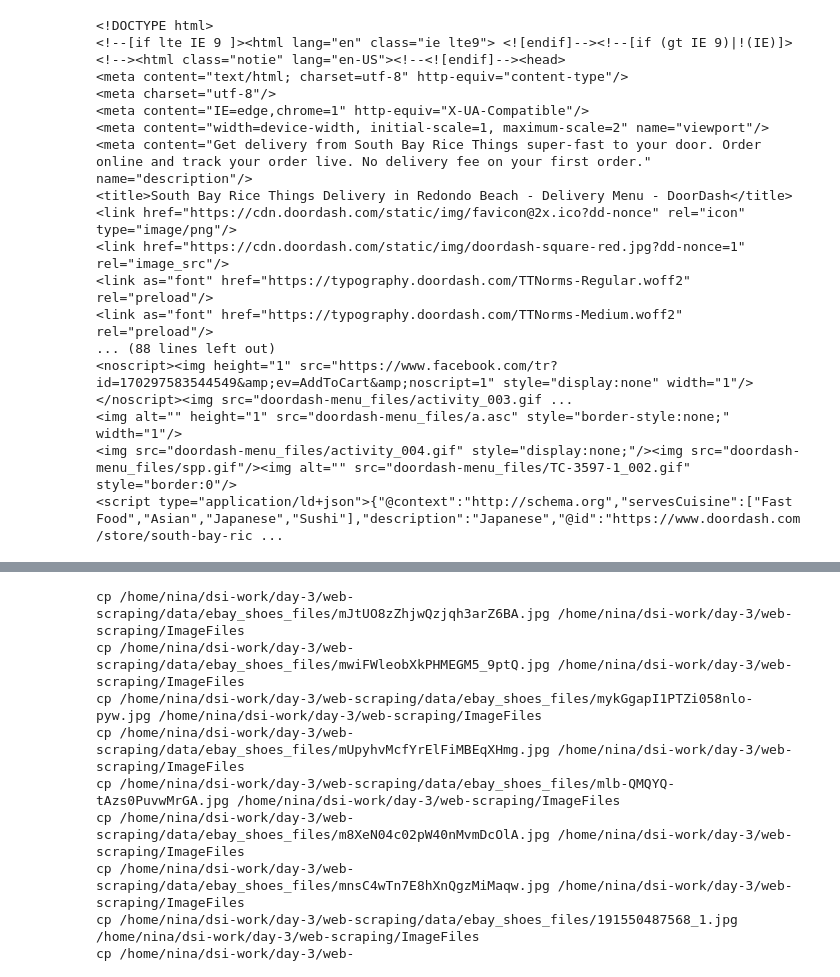
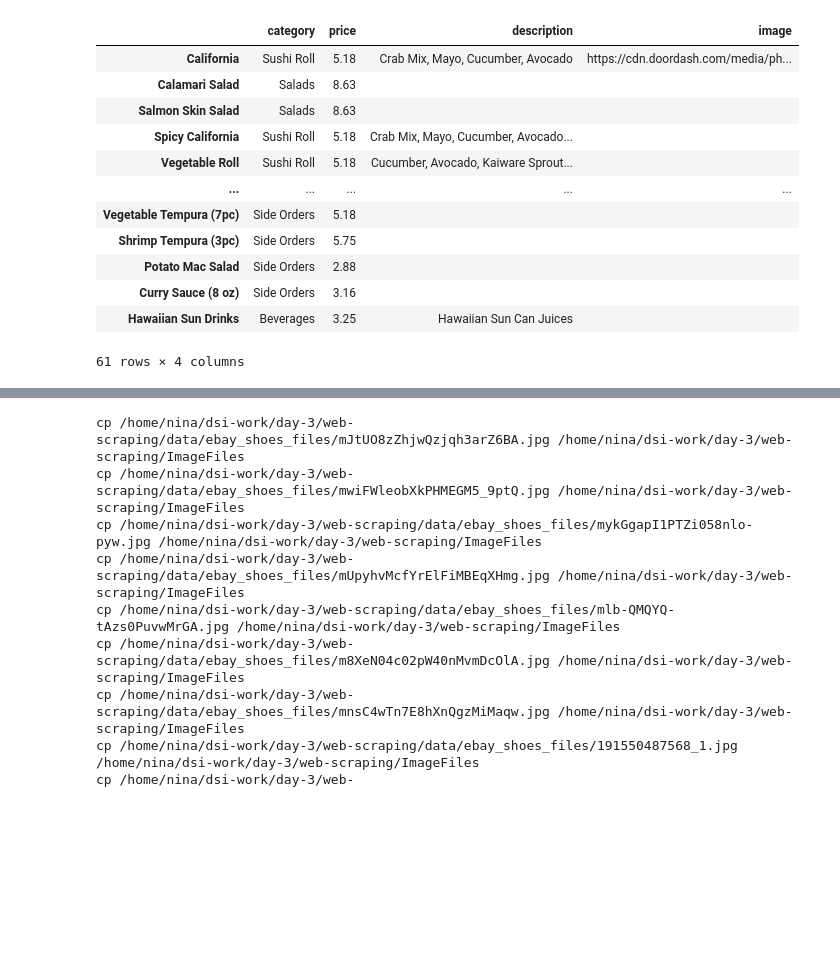
Before and after one commit to aprettyloner/ricethings-website, a Jupyter notebook: web-scraping-grubhub.ipynb, the cells around one changed output, grey strips where cells are left out. Cells and saved outputs as stored; diff of their text form; code cells hidden in the pictures; blank space fills up the shorter version.

```diff
--- a/web-scraping-grubhub.ipynb
+++ b/web-scraping-grubhub.ipynb
@@ -25,12 +25,34 @@ with open(doordash_url, 'r') as f:
 soup = BeautifulSoup(s, "html")
 # %%
 menu = dict()
-for menu_item in soup.find_all("div", {'data-anchor-id':"MenuItem"}):
-#     button = menu_item.find('button',{'type':'button'})#.prettify()
-    item = menu_item.find('button',{'type':'button'}).prettify().split('"')[1].split('$')
-    name, price = item[0][:-1],float(item[1])
-    menu[name] = price
-#     print(item)
-#     print(menu_item.prettify())
-print(menu)
+for cat in soup.find_all('div',{'class':'sc-dwztqd bXZThm'}):
+    category = list(cat.find('h2').children)[0]
+    print('\n---------------------')
+    print(category)
+    for div in cat.find_all("div", {'data-anchor-id':"MenuItem"}):
+    #     button = menu_item.find('button',{'type':'button'})#.prettify()
+
+        item = div.find('button',{'type':'button'}).prettify().split('"')[1].split('$')
+        name, price = item[0][:-1],float(item[1])
+
+        print(name,price)
+
+        try:
+
+            desc = div.find('span',{'display':'block'}) #.prettify()
+            description = desc.find('span',{'color':"#767676"}).prettify().split('>')[1].split('<')[0].strip().replace('\n','')
+        except:
+            description = ''
+        try:
+            pic_div = div.find('picture').prettify()
+    #         print(pic_div)
+            pic = pic_div.split('"')[5].split(',')[5].split('auto')[1].split(' ')[0][1:]
+            menu[name] = [category,price,description,pic]
+        except:
+            menu[name] = [category,price,description,'']
+
+#     print(desc)
+
+
+# print(menu)
 # %% [output]
@@ -59,20 +76,21 @@ for m in menu.items():
-# %%
-soup
-# %% [output]
-<!DOCTYPE html>
-<!--[if lte IE 9 ]><html lang="en" class="ie lte9"> <![endif]--><!--[if (gt IE 9)|!(IE)]><!--><html class="notie" lang="en-US"><!--<![endif]--><head>
-<meta content="text/html; charset=utf-8" http-equiv="content-type"/>
-<meta charset="utf-8"/>
-<meta content="IE=edge,chrome=1" http-equiv="X-UA-Compatible"/>
-<meta content="width=device-width, initial-scale=1, maximum-scale=2" name="viewport"/>
-<meta content="Get delivery from South Bay Rice Things super-fast to your door. Order online and track your order live. No delivery fee on your first order." name="description"/>
-<title>South Bay Rice Things Delivery in Redondo Beach - Delivery Menu - DoorDash</title>
-<link href="https://cdn.doordash.com/static/img/favicon@2x.ico?dd-nonce" rel="icon" type="image/png"/>
-<link href="https://cdn.doordash.com/static/img/doordash-square-red.jpg?dd-nonce=1" rel="image_src"/>
-<link as="font" href="https://typography.doordash.com/TTNorms-Regular.woff2" rel="preload"/>
-<link as="font" href="https://typography.doordash.com/TTNorms-Medium.woff2" rel="preload"/>
-... (88 lines left out)
-<noscript><img height="1" src="https://www.facebook.com/tr?id=170297583544549&amp;ev=AddToCart&amp;noscript=1" style="display:none" width="1"/></noscript><img src="doordash-menu_files/activity_003.gif ...
-<img alt="" height="1" src="doordash-menu_files/a.asc" style="border-style:none;" width="1"/>
-<img src="doordash-menu_files/activity_004.gif" style="display:none;"/><img src="doordash-menu_files/spp.gif"/><img alt="" src="doordash-menu_files/TC-3597-1_002.gif" style="border:0"/>
-<script type="application/ld+json">{"@context":"http://schema.org","servesCuisine":["Fast Food","Asian","Japanese","Sushi"],"description":"Japanese","@id":"https://www.doordash.com/store/south-bay-ric ...
+# %%
+# for m in menu.items():
+#     print(m)
+
+df = pd.DataFrame.from_dict(menu,orient='index')
+df.columns = ['category','price','description','image']
+df
+# %% [output]
+|  | category | price | description | image |
+| California | Sushi Roll | 5.18 | Crab Mix, Mayo, Cucumber, Avocado | https://cdn.doordash.com/media/ph... |
+| Calamari Salad | Salads | 8.63 |  |  |
+| Salmon Skin Salad | Salads | 8.63 |  |  |
+| Spicy California | Sushi Roll | 5.18 | Crab Mix, Mayo, Cucumber, Avocado... |  |
+| Vegetable Roll | Sushi Roll | 5.18 | Cucumber, Avocado, Kaiware Sprout... |  |
+| ... | ... | ... | ... | ... |
+| Vegetable Tempura (7pc) | Side Orders | 5.18 |  |  |
+| Shrimp Tempura (3pc) | Side Orders | 5.75 |  |  |
+| Potato Mac Salad | Side Orders | 2.88 |  |  |
+| Curry Sauce (8 oz) | Side Orders | 3.16 |  |  |
+| Hawaiian Sun Drinks | Beverages | 3.25 | Hawaiian Sun Can Juices |  |
+61 rows × 4 columns
```
Also changed, not shown: parts of 4 cells of this notebook.
